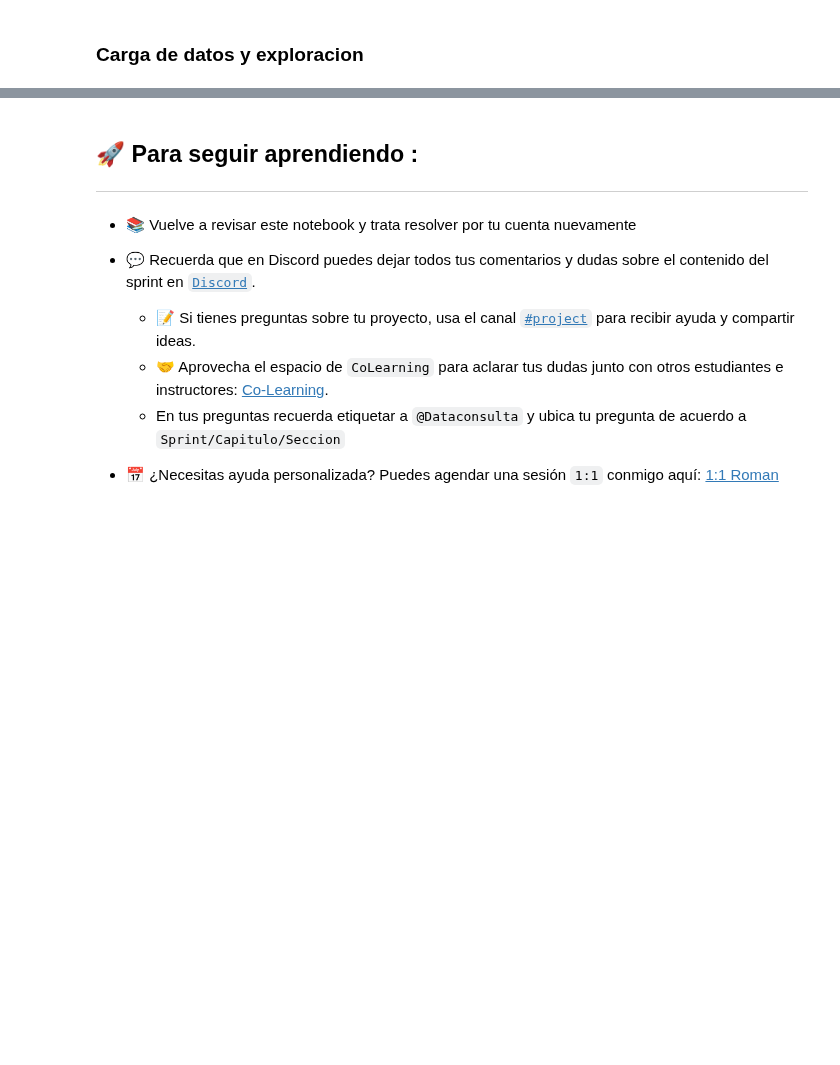
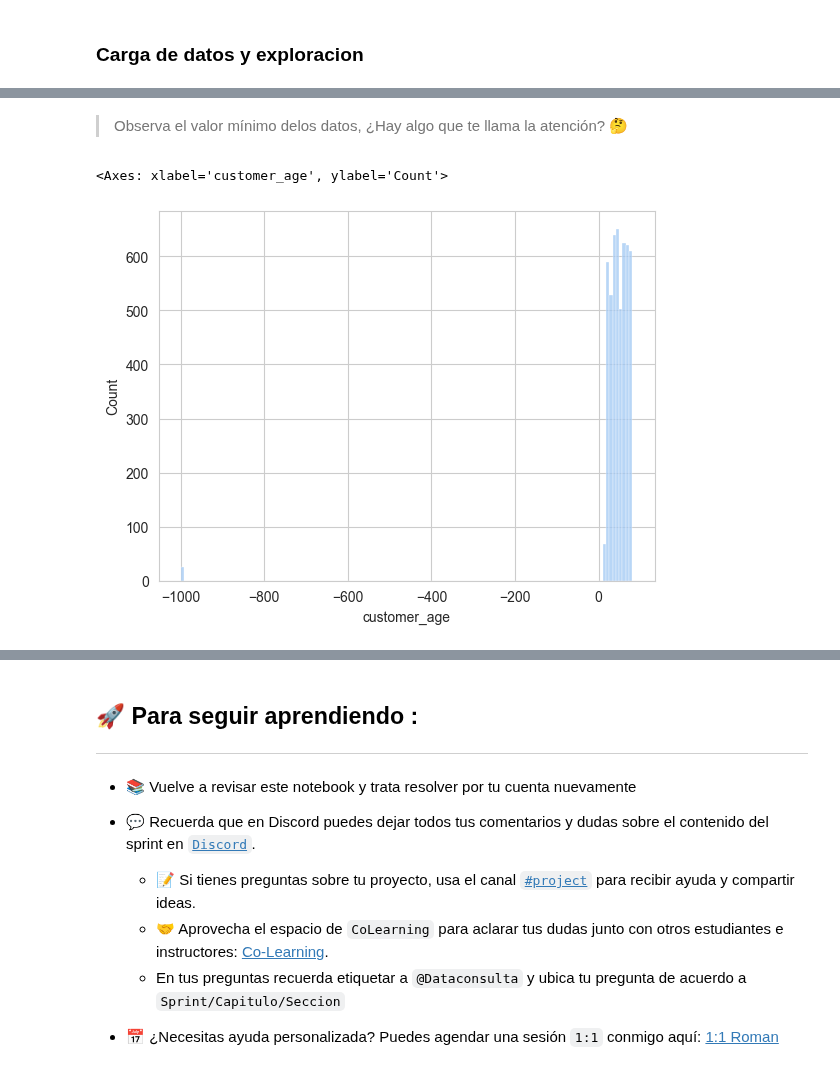
Before and after one commit to zyntonyson/bootcamp_ds_da, a Jupyter notebook: 07-da-v8-patrones-outliers/19-da-v8-preparacion-datos.ipynb, the cells around one changed output, grey strips where cells are left out. Cells and saved outputs as stored; diff of their text form; code cells hidden in the pictures; blank space fills up the shorter version.

```diff
--- a/07-da-v8-patrones-outliers/19-da-v8-preparacion-datos.ipynb
+++ b/07-da-v8-patrones-outliers/19-da-v8-preparacion-datos.ipynb
@@ -136,0 +44,2 @@ oecd_city_economy.groupby('Country')['city_gdp_capita'].sum().reset_index().plot
+# %%
+everpeak_retail = pd.read_csv("https://practicum-content.s3.us-west-1.amazonaws.com/datasets/everpeak_retail.csv")
@@ -136,0 +211,7 @@ oecd_city_economy.groupby('Country')['city_gdp_capita'].sum().reset_index().plot
+# %% [markdown]
+> Observa el valor mínimo delos datos, ¿Hay algo que te llama la atención? 🤔
+# %%
+sns.histplot(data=everpeak_retail,x='customer_age')
+# %% [output]
+<Axes: xlabel='customer_age', ylabel='Count'>
+[figure, added]
```
Also changed, not shown: parts of 75 cells of this notebook, 2 other files.
